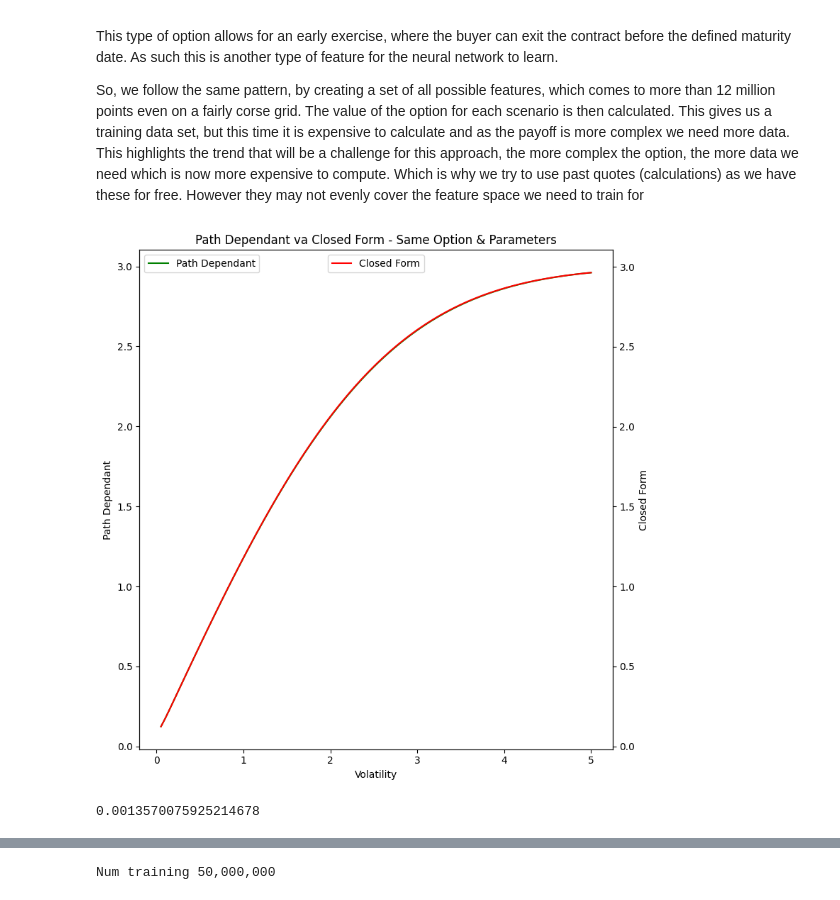
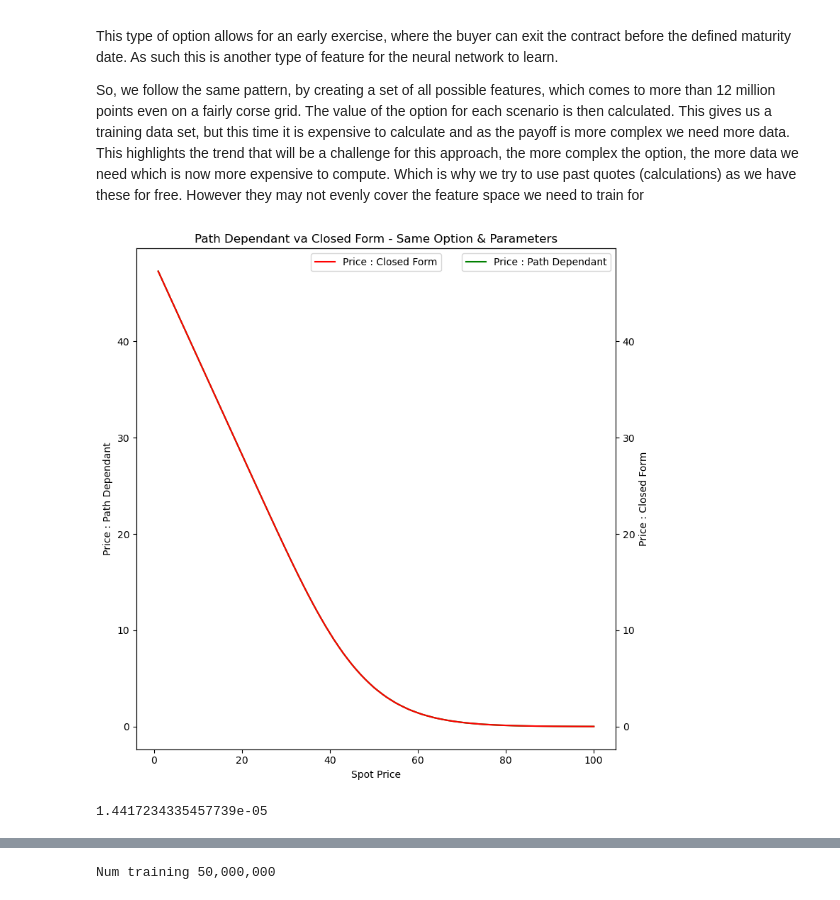
Before and after one commit to parrisma/optprice, a Jupyter notebook: jupyter/optprice.ipynb, the cells around one changed output, grey strips where cells are left out. Drawn from its saved outputs; the diff is of its cells as text; code cells hidden in the pictures.

```diff
--- a/jupyter/optprice.ipynb
+++ b/jupyter/optprice.ipynb
@@ -1281,6 +1318,11 @@ fig, ax1 = plt.subplots(figsize=(12, 8))
 ax1.plot(spots, delta_pred, color='purple', label='Delta_pred')
 ax1.plot(spots, closed_form_deltas, color='green', label='Closed_form_deltas')
 ax1.set_xlabel('Spots')
-ax1.set_ylabel('Delta')
+ax2 = ax1.twinx()
+ax2.set_ylim(-1, 1)
+ax2.plot(spots, (closed_form_deltas - delta_pred)*10, color='gray', label='Difference * 10')
+ax2.plot(spots, (closed_form_deltas - delta_pred), color='red', label='Difference')
+ax2.set_ylabel('Difference')
 ax1.legend()
+ax2.legend()
 # %% [output]
@@ -2115,16 +2451,16 @@ def option_price_binomial_w(
 
 path_res = []
 cfrm_res = []
-vols = []
+spots = []
 
-v = 0.05
-S = 3.0
-K = 3.0
+v = 0.25
+S = 1.0
+K = 50.0
 T = 1.0
 r = 0.035
 
 for i in range(100):
-    vols.append(v)
+    spots.append(S)
     path_res.append(
         np.float64(
             option_price_binomial(
@@ -2134,7 +2470,7 @@ for i in range(100):
                 spots=S,
                 discount_rates=r,
                 dividend_rates=0.0,
-                is_call_options=bool(BSConstants.call),
+                is_call_options=bool(BSConstants.put),
                 is_american=bool(BSConstants.european),
                 num_steps=100,
                 dtype=np.float64,
@@ -2142,24 +2478,24 @@ for i in range(100):
         )
     )
     cfrm_res.append(black_scholes_model(
-        S=S, K=K, T=T, r=r, v=v, o=BSConstants.call))
-    v += 0.05
+        S=S, K=K, T=T, r=r, v=v, o=BSConstants.put))
+    S += 1.0
 # %%
 plot_dual_line(
-    x=vols,
+    x=spots,
     y1=path_res,
     y2=cfrm_res,
     title="Path Dependant va Closed Form - Same Option & Parameters",
-    x_lab="Volatility",
-    y1_lab="Path Dependant",
-    y2_lab="Closed Form",
+    x_lab="Spot Price",
+    y1_lab="Price : Path Dependant",
+    y2_lab="Price : Closed Form",
 )
 # %% [output]
-[figure, old version]
+[figure, new version]
 # %%
 # Differences are relativly small, as the close form is just a different way of calculating the same thing
 # however, it can deal with more complex cases than the closed form.
 #
-np.std(np.asarray(path_res) - np.asarray([x[0] for x in cfrm_res]))
+((np.asarray(path_res) - np.asarray([x[0] for x in cfrm_res])) **2).mean(axis=0)
 # %% [output]
-0.0013570075925214678
+1.4417234335457739e-05
```
Also changed, not shown: parts of 101 cells of this notebook.
